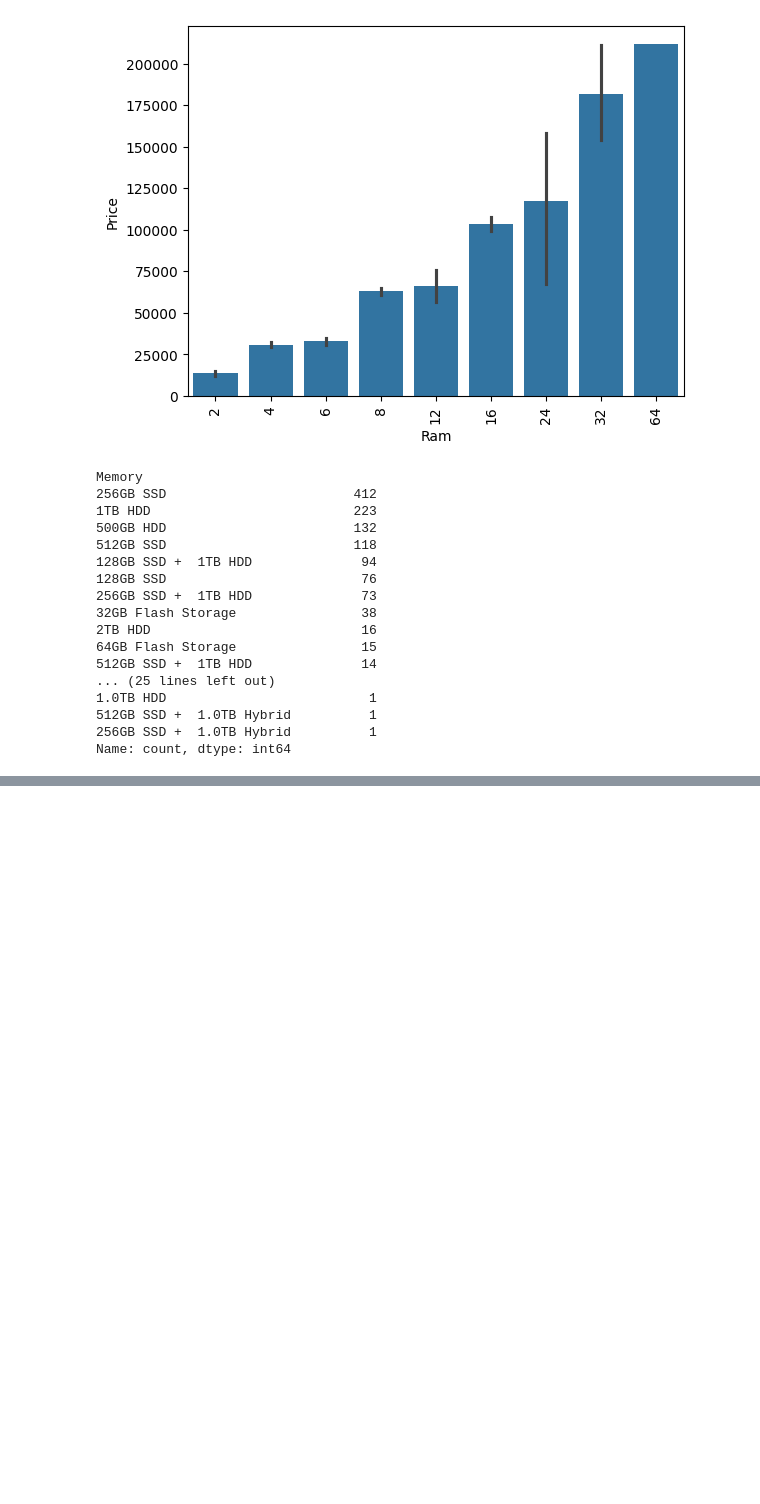
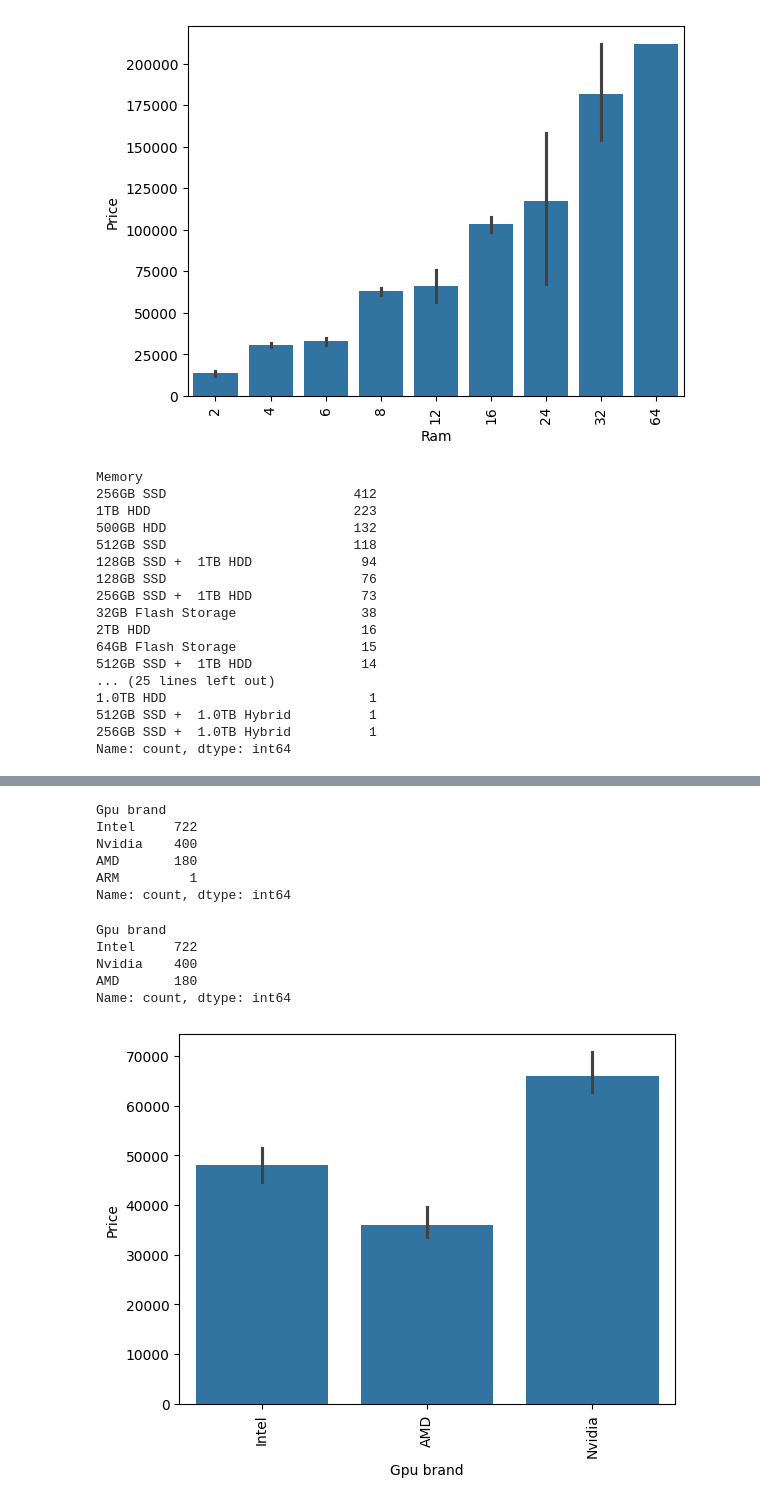
Before and after one commit to Dev-aryan-sahu/Lap-Price-Spy, a Jupyter notebook: Lap-Price-Spy.ipynb, the cells around one changed output, grey strips where cells are left out. Drawn from its saved outputs; the diff is of its cells as text; code cells hidden in the pictures; blank space fills up the shorter version.

```diff
--- a/Lap-Price-Spy.ipynb
+++ b/Lap-Price-Spy.ipynb
@@ -446,0 +543,11 @@ Name: count, dtype: int64
+# %%
+# Find non-numeric values in the 'Price' column
+df[~df['Price'].apply(lambda x: isinstance(x, (int, float)))]
+df['Price'] = pd.to_numeric(df['Price'], errors='coerce')
+df.dropna(subset=['Price'], inplace=True)
+# Select only numeric columns for correlation calculation
+numeric_df = df.select_dtypes(include=['number'])
+
+# Calculate correlation
+correlation = numeric_df.corr()['Price']
+print(correlation)
@@ -446,0 +566,3 @@ Name: count, dtype: int64
+# %%
+df.drop(columns=['Hybrid','Flash_Storage'],inplace=True)
+df.head()
@@ -446,0 +592,3 @@ Name: count, dtype: int64
+# %%
+df['Gpu brand'] = df['Gpu'].apply(lambda x:x.split()[0])
+df.head()
@@ -446,0 +602,24 @@ Name: count, dtype: int64
+# %%
+df['Gpu brand'].value_counts()
+# %% [output]
+Gpu brand
+Intel     722
+Nvidia    400
+AMD       180
+ARM         1
+Name: count, dtype: int64
+# %%
+df = df[df['Gpu brand'] != 'ARM']
+df['Gpu brand'].value_counts()
+# %% [output]
+Gpu brand
+Intel     722
+Nvidia    400
+AMD       180
+Name: count, dtype: int64
+# %%
+sns.barplot(x=df['Gpu brand'],y=df['Price'],estimator=np.median)
+plt.xticks(rotation='vertical')
+plt.show()
+# %% [output]
+[figure, added]
```
Also changed, not shown: parts of 30 cells of this notebook.
